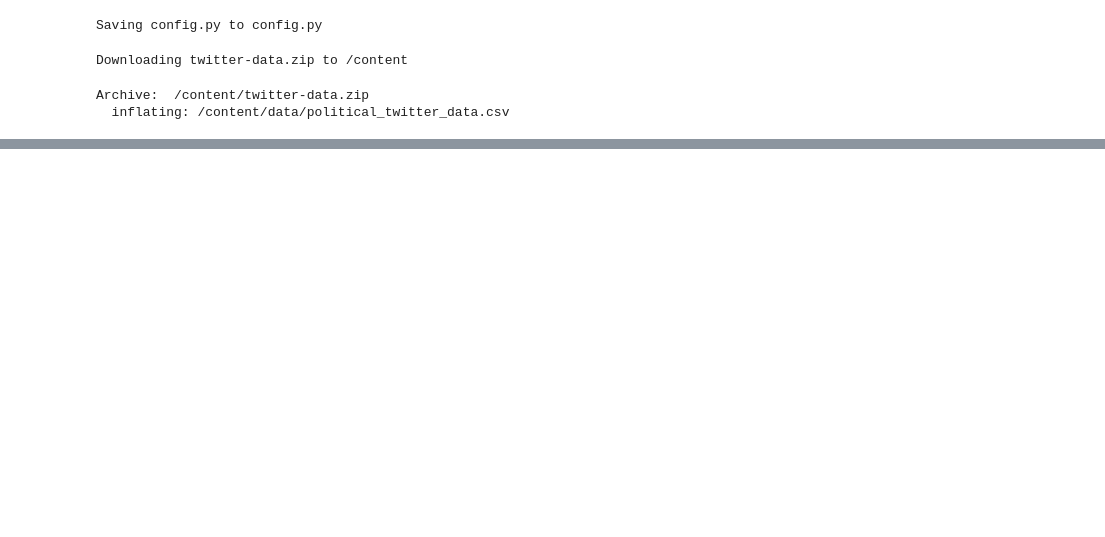
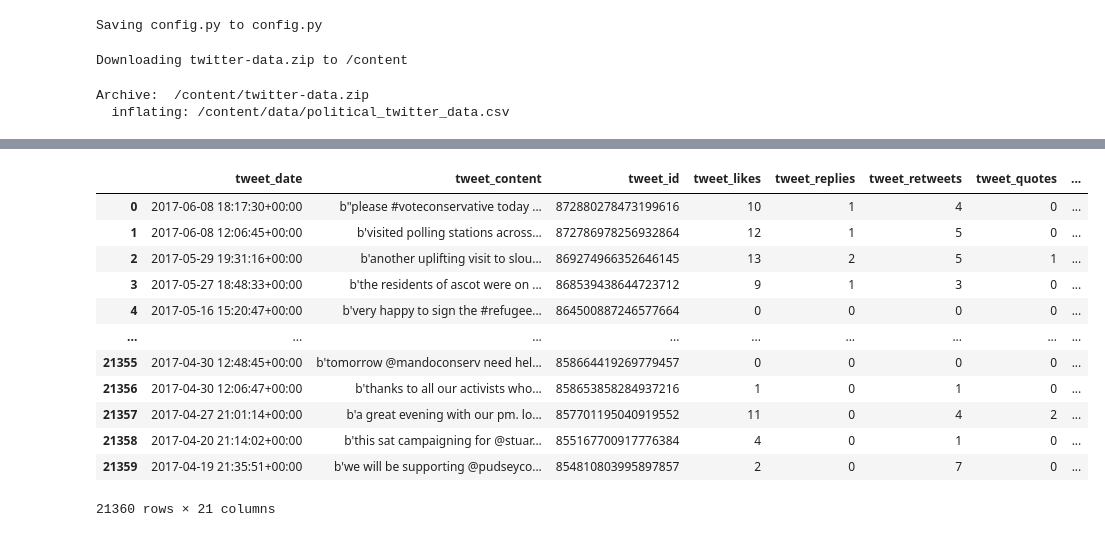
Before and after one commit to ab17254/dissertation, a Jupyter notebook: load_data.ipynb, the cells around one changed output, grey strips where cells are left out. Saved outputs shown, nothing was run; the diff lists cells and outputs as text; code cells hidden in the pictures; blank space fills up the shorter version.

Commit message:
Started preprocessing

```diff
--- a/load_data.ipynb
+++ b/load_data.ipynb
@@ -75,15 +52,3 @@ pol_df
-# %%
-pol_df['mentioned_users']=pol_df['mentioned_users'].fillna("")
-mentioned_user = []
-for i, user in enumerate(pol_df['mentioned_users']):
-  usernames = user.split("username='")
-  username_list = []
-  for username in usernames:
-    username_list.append(re.findall("^(.+?)'", username))
-  mentioned_user.append(username_list[1:])
-pol_df = pol_df.drop(columns=['mentioned_users'])
-pol_df['mentioned_users'] = mentioned_user
-pol_df['mentioned_users'] = pol_df['mentioned_users'].apply(lambda x: np.nan if len(x)==0 else x)
 # %%
 pol_df.isnull().sum()
 # %% [output]
@@ -122,0 +100,22 @@ pol_df
+# %%
+def preprocessing_tweet(df):
+
+  df['tweet_content'] = df['tweet_content'].str.lower()
+
+  return df
+# %%
+preprocessing_tweet(pol_df)
+# %% [output]
+|  | tweet_date | tweet_content | tweet_id | tweet_likes | tweet_replies | tweet_retweets | tweet_quotes | ... |
+| 0 | 2017-06-08 18:17:30+00:00 | b"please #voteconservative today ... | 872880278473199616 | 10 | 1 | 4 | 0 | ... |
+| 1 | 2017-06-08 12:06:45+00:00 | b'visited polling stations across... | 872786978256932864 | 12 | 1 | 5 | 0 | ... |
+| 2 | 2017-05-29 19:31:16+00:00 | b'another uplifting visit to slou... | 869274966352646145 | 13 | 2 | 5 | 1 | ... |
+| 3 | 2017-05-27 18:48:33+00:00 | b'the residents of ascot were on ... | 868539438644723712 | 9 | 1 | 3 | 0 | ... |
+| 4 | 2017-05-16 15:20:47+00:00 | b'very happy to sign the #refugee... | 864500887246577664 | 0 | 0 | 0 | 0 | ... |
+| ... | ... | ... | ... | ... | ... | ... | ... | ... |
+| 21355 | 2017-04-30 12:48:45+00:00 | b'tomorrow @mandoconserv need hel... | 858664419269779457 | 0 | 0 | 0 | 0 | ... |
+| 21356 | 2017-04-30 12:06:47+00:00 | b'thanks to all our activists who... | 858653858284937216 | 1 | 0 | 1 | 0 | ... |
+| 21357 | 2017-04-27 21:01:14+00:00 | b'a great evening with our pm. lo... | 857701195040919552 | 11 | 0 | 4 | 2 | ... |
+| 21358 | 2017-04-20 21:14:02+00:00 | b'this sat campaigning for @stuar... | 855167700917776384 | 4 | 0 | 1 | 0 | ... |
+| 21359 | 2017-04-19 21:35:51+00:00 | b'we will be supporting @pudseyco... | 854810803995897857 | 2 | 0 | 7 | 0 | ... |
+21360 rows × 21 columns
```
Also changed, not shown: parts of 8 cells of this notebook.
